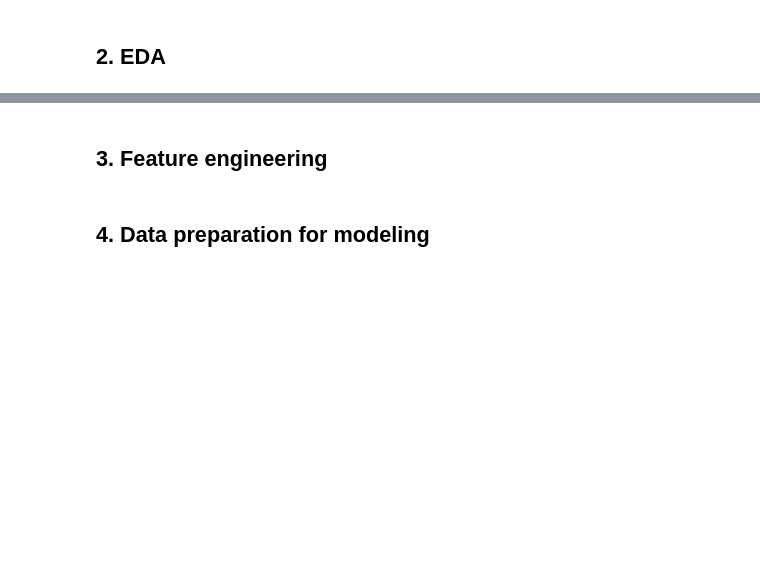
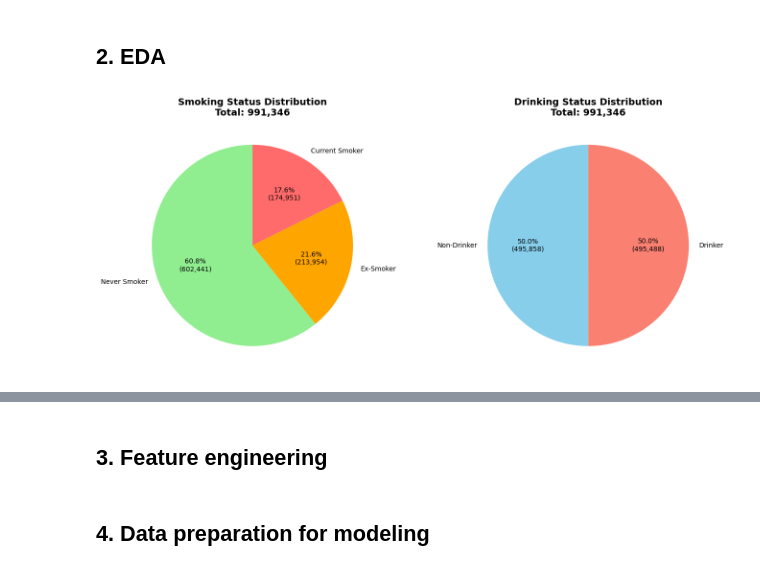
Before and after one commit to gvazzolerunitn/data-science-project, a Jupyter notebook: project/project.ipynb, the cells around one changed output, grey strips where cells are left out. Cells and saved outputs as stored; diff of their text form; code cells hidden in the pictures; blank space fills up the shorter version.

```diff
--- a/project/project.ipynb
+++ b/project/project.ipynb
@@ -9,3 +9,7 @@ import numpy as np
 import pandas as pd
 import seaborn as sns
 import matplotlib.pyplot as plt
+# %%
+# loading and visualizing the dataset
+df = pd.read_csv('../data/smoking-drinking_dataset.csv')
+df.head()
@@ -12,2 +100,44 @@ import matplotlib.pyplot as plt
 # %% [markdown]
 ## 2. EDA
+# %%
+fig, axes = plt.subplots(1, 2, figsize=(14, 6))
+
+# 1. Smoking Status
+smoking_counts = df['SMK_stat_type_cd'].value_counts()
+total_smoking = smoking_counts.sum()
+
+def make_autopct(values):
+    def my_autopct(pct):
+        total = sum(values)
+        val = int(round(pct*total/100.0))
+        return f'{pct:.1f}%\n({val:,})'
+    return my_autopct
+
+axes[0].pie(
+    smoking_counts,
+    labels=['Never Smoker', 'Ex-Smoker', 'Current Smoker'],
+    autopct=make_autopct(smoking_counts),
+    colors=['#90EE90', '#FFA500', '#FF6B6B'],
+    startangle=90
+)
+axes[0].set_title(f'Smoking Status Distribution\nTotal: {total_smoking:,}',
+                  fontsize=14, fontweight='bold')
+
+# 2. Drinking Status
+drinking_counts = df['DRK_YN'].value_counts()
+total_drinking = drinking_counts.sum()
+
+axes[1].pie(
+    drinking_counts,
+    labels=['Non-Drinker', 'Drinker'],
+    autopct=make_autopct(drinking_counts),
+    colors=['#87CEEB', '#FA8072'],
+    startangle=90
+)
+axes[1].set_title(f'Drinking Status Distribution\nTotal: {total_drinking:,}',
+                  fontsize=14, fontweight='bold')
+
+plt.tight_layout()
+plt.show()
+# %% [output]
+[figure, added]
```
Also changed, not shown: parts of 24 cells of this notebook.
